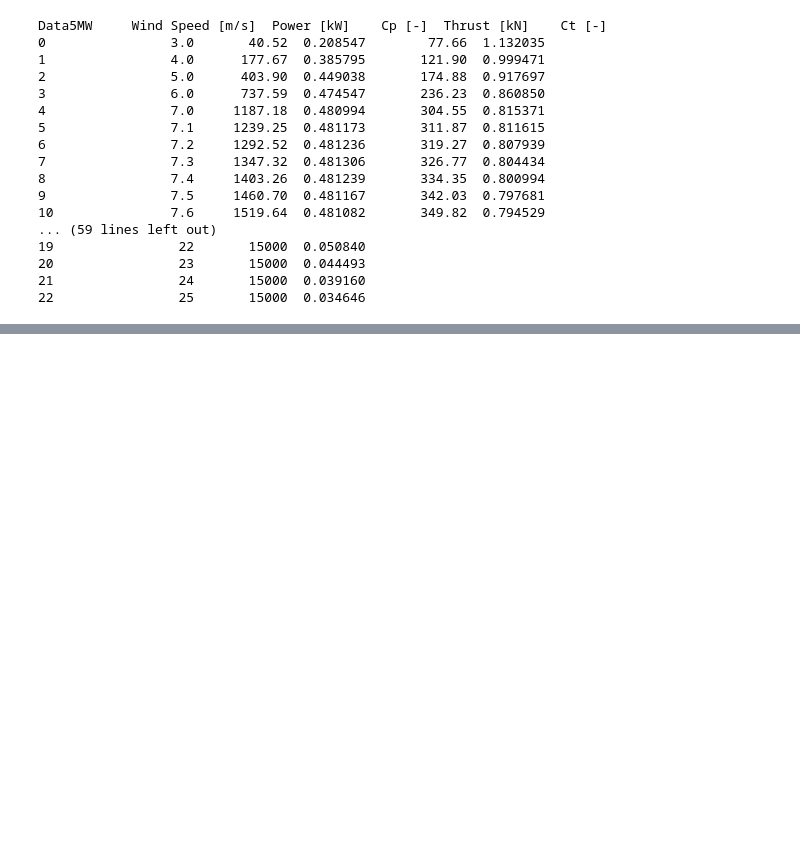
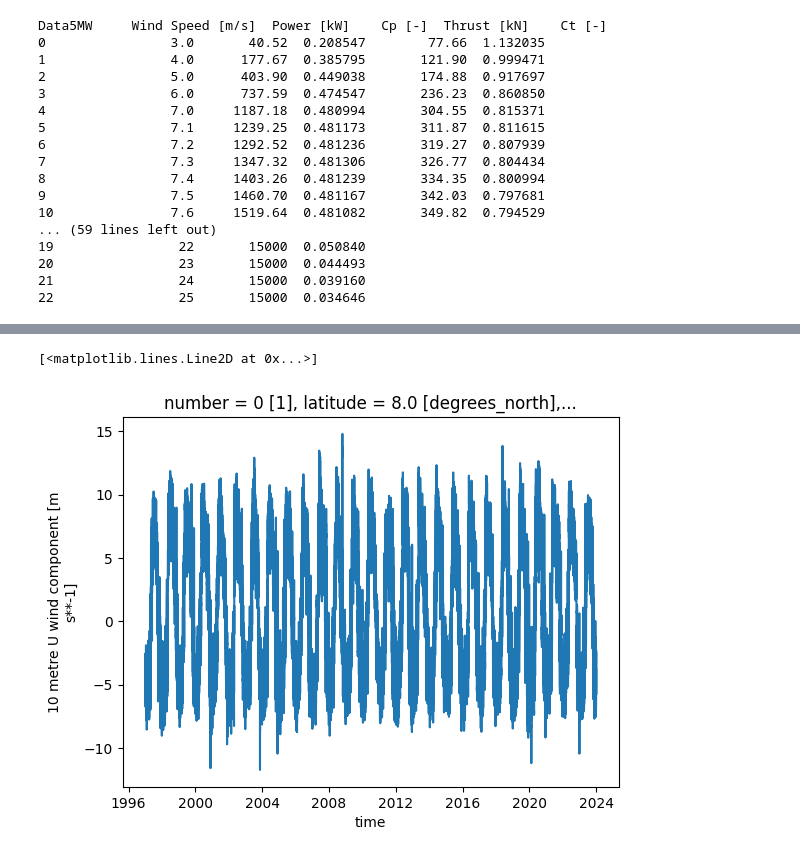
Before and after one commit to DTUWindEducation/final-project-brunchyy, a Jupyter notebook: examples/load_parse_inputs.ipynb, the cells around one changed output, grey strips where cells are left out. Drawn from its saved outputs; the diff is of its cells as text; code cells hidden in the pictures; blank space fills up the shorter version.

Commit message:
reads the .nc files with xarray and first plots

```diff
--- a/examples/load_parse_inputs.ipynb
+++ b/examples/load_parse_inputs.ipynb
@@ -25,0 +53,16 @@ Data5MW     Wind Speed [m/s]  Power [kW]    Cp [-]  Thrust [kN]    Ct [-]
+# %%
+import xarray as xr
+import os
+
+# Path to your folder with all .nc files
+data_dir = "../inputs"
+
+# Open all .nc files together
+ds_all = xr.open_mfdataset(
+    os.path.join(data_dir, "*.nc"),
+    engine="netcdf4",
+    combine="by_coords"
+)
+
+# Show summary
+print(ds_all)
@@ -25,0 +90,5 @@ Data5MW     Wind Speed [m/s]  Power [kW]    Cp [-]  Thrust [kN]    Ct [-]
+# %%
+ds_all["u10"].isel(latitude=0, longitude=0).plot()
+# %% [output]
+[<matplotlib.lines.Line2D at 0x...>]
+[figure, added]
```
Also changed, not shown: parts of 5 cells of this notebook.
